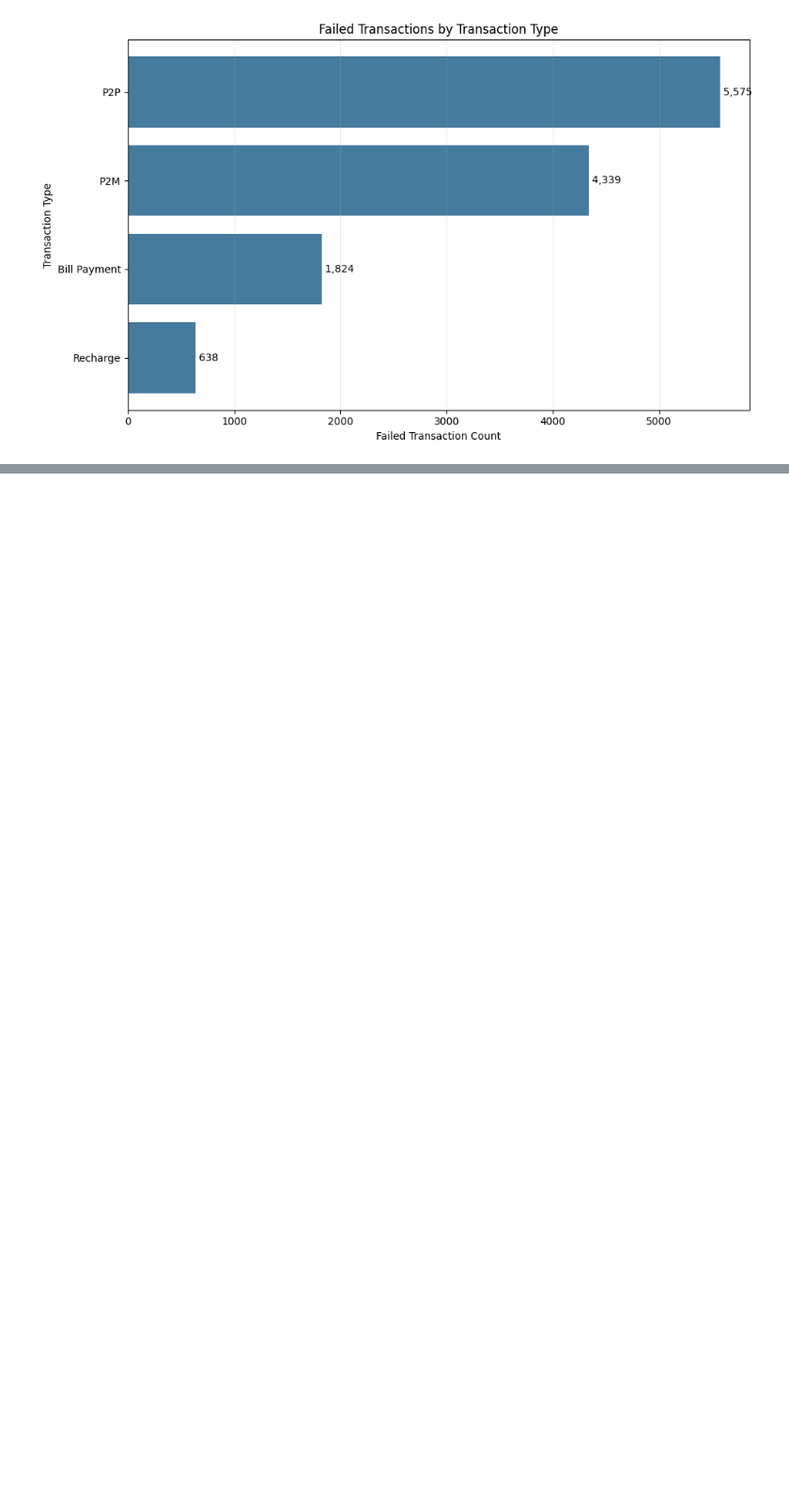
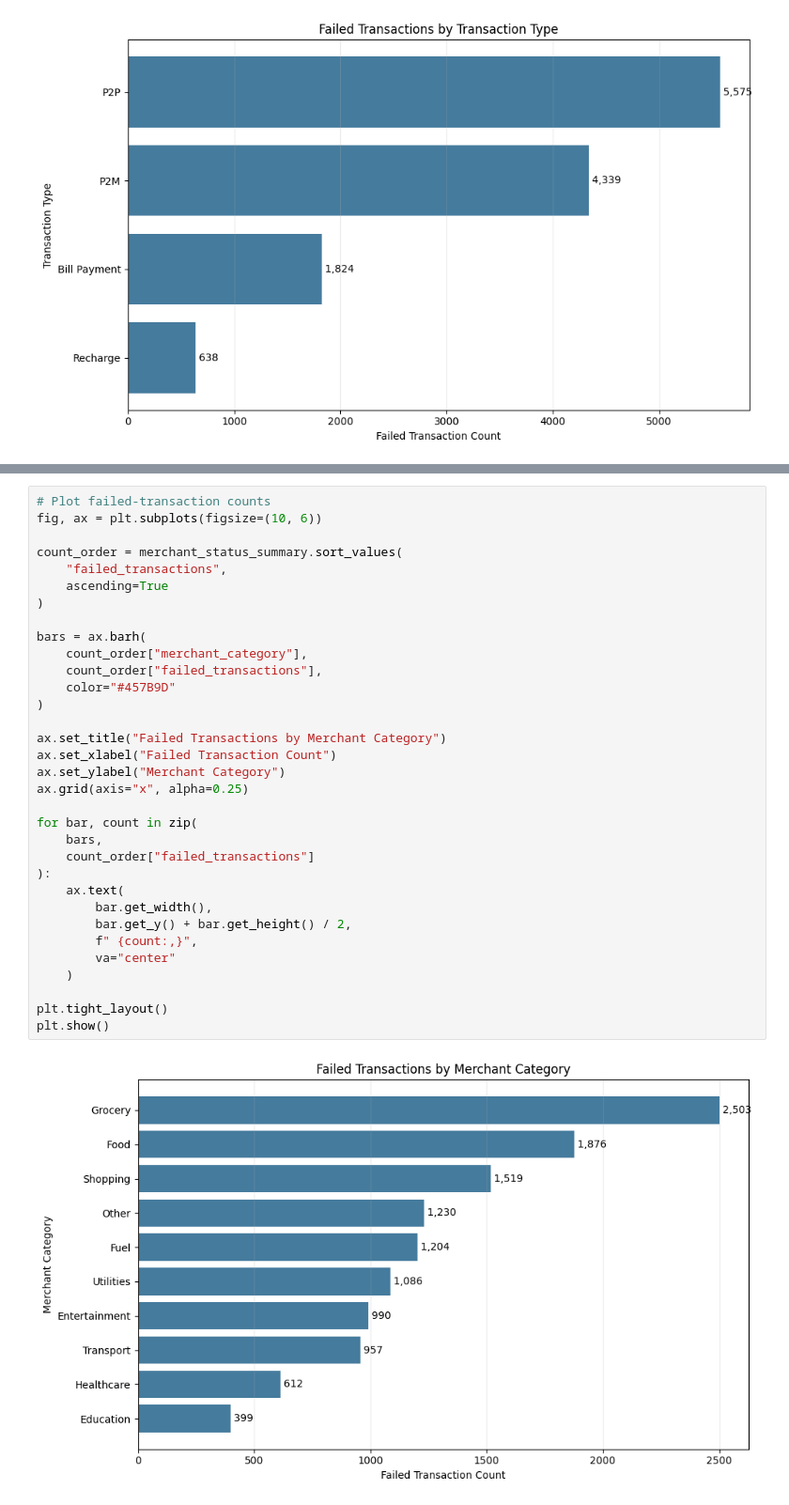
Before and after one commit to KaviyaVelmurugan/upi-transaction-intelligence-platform, a Jupyter notebook: notebooks/02_eda.ipynb, the cells around one changed output, grey strips where cells are left out. Shown at 94% size. Drawn from its saved outputs; the diff is of its cells as text; blank space fills up the shorter version.

```diff
--- a/notebooks/02_eda.ipynb
+++ b/notebooks/02_eda.ipynb
@@ -1079,0 +1207,35 @@ plt.show()
+# %%
+# Plot failed-transaction counts
+fig, ax = plt.subplots(figsize=(10, 6))
+
+count_order = merchant_status_summary.sort_values(
+    "failed_transactions",
+    ascending=True
+)
+
+bars = ax.barh(
+    count_order["merchant_category"],
+    count_order["failed_transactions"],
+    color="#457B9D"
+)
+
+ax.set_title("Failed Transactions by Merchant Category")
+ax.set_xlabel("Failed Transaction Count")
+ax.set_ylabel("Merchant Category")
+ax.grid(axis="x", alpha=0.25)
+
+for bar, count in zip(
+    bars,
+    count_order["failed_transactions"]
+):
+    ax.text(
+        bar.get_width(),
+        bar.get_y() + bar.get_height() / 2,
+        f" {count:,}",
+        va="center"
+    )
+
+plt.tight_layout()
+plt.show()
+# %% [output]
+[figure, added]
```
Also changed, not shown: parts of 5 cells of this notebook, 1 other file.
